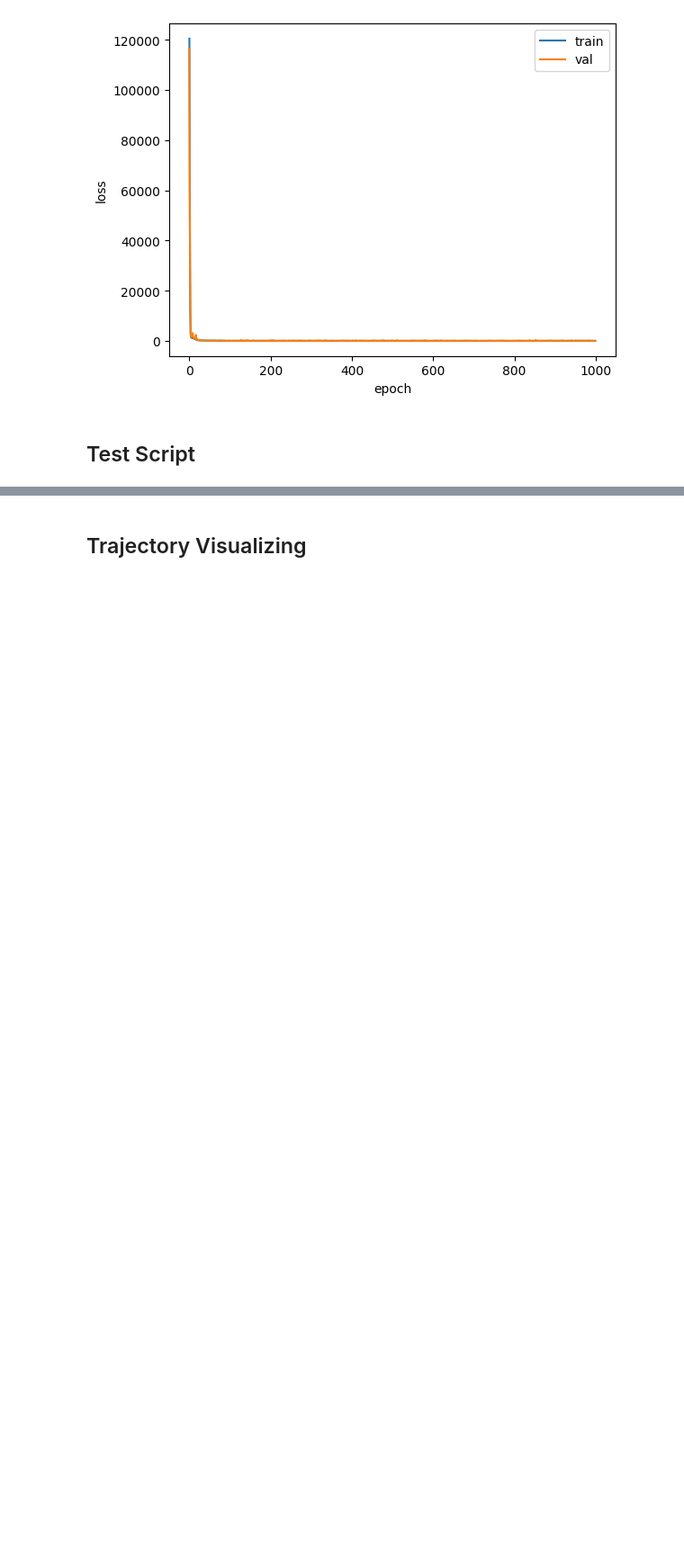
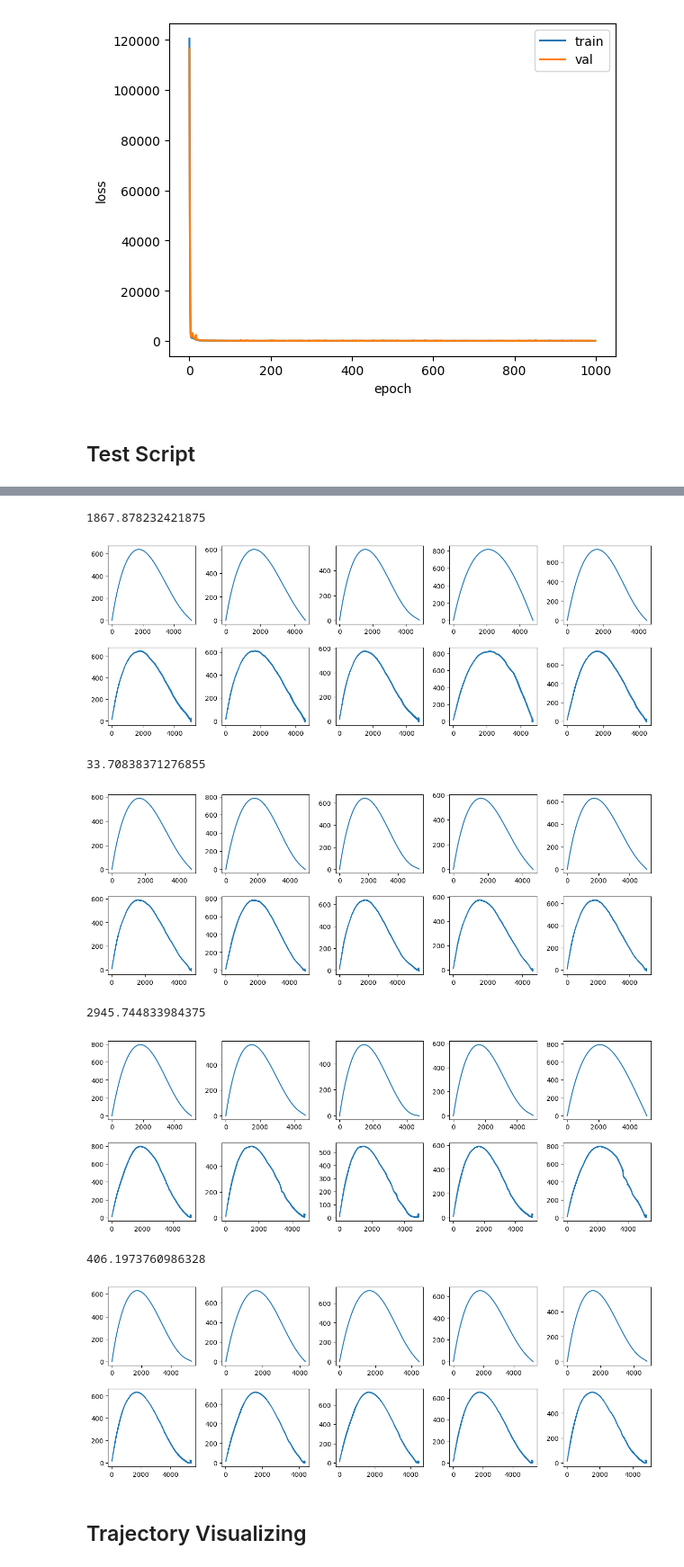
Before and after one commit to KyuhyoJeon/TrAE, a Jupyter notebook: main.ipynb, the cells around one changed output, grey strips where cells are left out. Shown at 90% size. Drawn from its saved outputs; the diff is of its cells as text; code cells hidden in the pictures; blank space fills up the shorter version.

```diff
--- a/main.ipynb
+++ b/main.ipynb
@@ -471,3 +683,49 @@ with torch.no_grad():
+# %%
+for dataT in ['mixed', 'normal']:
+    # if dataT == 'normal':
+    #     continue
+    for modelT in ['model', 'best_model']:
+        model.load_state_dict(torch.load(args.checkpoints+args.data+f'{args.model}_{dataT}_{modelT}.pth'))
+
+        with torch.no_grad():
+            running_loss = 0.0
+            for inputs, labels in data_loaders["test"]:
+                inputs = inputs.to(args.device)[:,:,:2].type(torch.float32).transpose(1, 2)
+
+                # outputs, encoded = trained_model(inputs)
+                outputs, encoded = model(inputs)
+                test_loss = criterion(outputs, inputs)
+
+                running_loss += test_loss.item() * inputs.size(0)
+
+            test_loss = running_loss / len(data_loaders["test"].dataset)
+            print(test_loss)
+
+        tr = inputs.cpu().numpy()
+        tr_hat = outputs.cpu().numpy()
+
+        f, axes = plt.subplots(2, 5)
+        f.set_size_inches((15, 5))
+        plt.subplots_adjust(wspace = 0.3, hspace = 0.3)
+
+        for i, n in enumerate(range(0, len(tr)-1, len(tr)//5)):
+            axes[0, i].plot(tr[n, 0, :], tr[n, 1, :])
+            # axes[0, i].plot(tr[n, 0, :])
+            # axes[0, i].plot(tr[n, 1, :])
+            axes[1, i].plot(tr_hat[n, 0, :], tr_hat[n, 1, :])
+            # axes[1, i].plot(tr_hat[n, 0, :])
+            # axes[1, i].plot(tr_hat[n, 1, :])
+
+        plt.show()
+# %% [output]
+1867.878232421875
+[figure, added]
+33.70838371276855
+[figure, added]
+2945.744833984375
+[figure, added]
+406.1973760986328
+[figure, added]
 # %% [markdown]
 ## Trajectory Visualizing
 # %%
```
Also changed, not shown: parts of 15 cells of this notebook, 2 other files.
